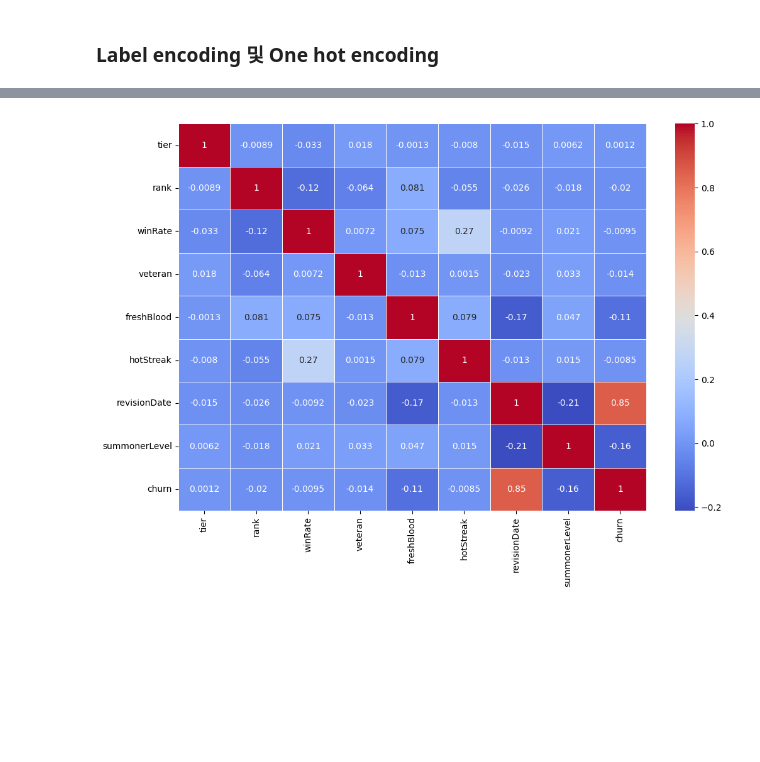
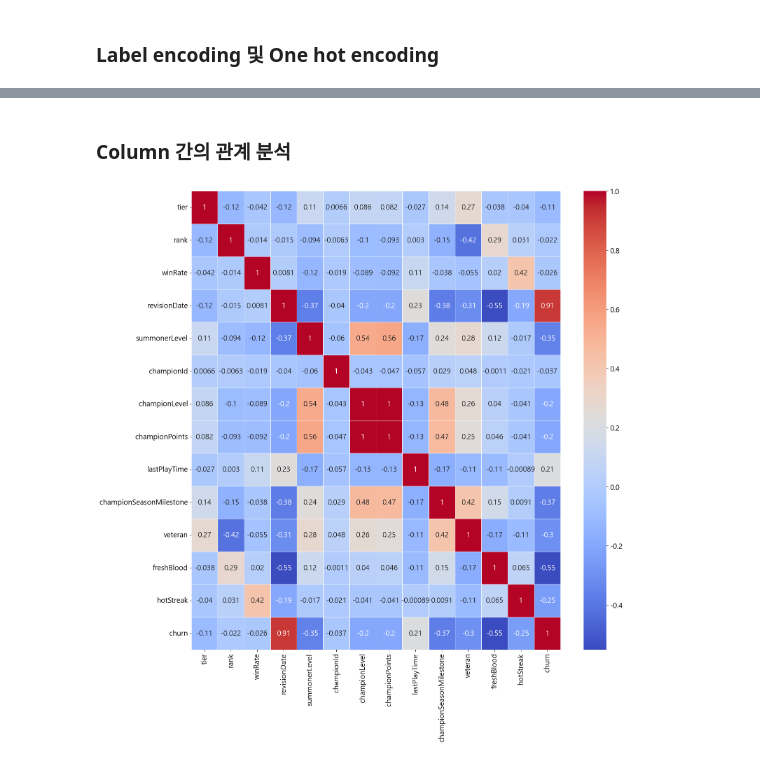
Before and after one commit to SKNETWORKS-FAMILY-AICAMP/SKN11-2nd-4Team, a Jupyter notebook: EDA/EDA.ipynb, the cells around one changed output, grey strips where cells are left out. Saved outputs shown, nothing was run; the diff lists cells and outputs as text; code cells hidden in the pictures; blank space fills up the shorter version.

```diff
--- a/EDA/EDA.ipynb
+++ b/EDA/EDA.ipynb
@@ -209,0 +298,3 @@ drop_dupl_data.tail()
+# %%
+drop_dupl_sample_data = drop_dupl_data.dropna(axis=0)
+drop_dupl_sample_data.head()
@@ -211,13 +309,18 @@ drop_dupl_data.tail()
 ### revisionDate 변환
 # %%
 rev_diff_data = []
-for revisionDate in drop_dupl_data["revisionDate"]:
+lpt_diff_data = []
+
+for revisionDate, lastPlayTime in zip(drop_dupl_sample_data["revisionDate"], drop_dupl_sample_data["lastPlayTime"]):
     rev_diff = datetime.now(timezone.utc) - datetime.fromtimestamp(revisionDate / 1000, tz=timezone.utc)
+    lpt_diff = datetime.now(timezone.utc) - datetime.fromtimestamp(lastPlayTime / 1000, tz=timezone.utc)
     rev_diff_data.append(rev_diff.days)
+    lpt_diff_data.append(lpt_diff.days)
 
-rev_trans_data = drop_dupl_data.copy()
+rev_trans_data = drop_dupl_sample_data.copy()
 rev_trans_data["revisionDate"] = rev_diff_data
+rev_trans_data["lastPlayTime"] = lpt_diff_data
 
-rev_trans_data.head()
+rev_trans_data.tail()
 # %% [output]
 |  | tier | rank | wins | losses | veteran | inactive | freshBlood | hotStreak | revisionDate | ... |
@@ -255,9 +356,6 @@ win_rate_data.head()
 # %% [markdown]
 ### veteran, inactive, freshBlood, hotStreak 데이터 분포 확인
 # %%
-import warnings
-warnings.simplefilter(action='ignore', category=FutureWarning)
-
 print(win_rate_data["veteran"].value_counts())
 print(win_rate_data["inactive"].value_counts())
 print(win_rate_data["freshBlood"].value_counts())
@@ -265,7 +363,7 @@ print(win_rate_data["hotStreak"].value_counts())
 
 cols = ['veteran', 'inactive', 'freshBlood', 'hotStreak']
 
-fig, axes = plt.subplots(2, 2, figsize=(10, 7), sharey=True)
+fig, axes = plt.subplots(2, 2, figsize=(12, 12), sharey=True)
 
 for ax, col in zip(axes.flatten(), cols):
     sns.countplot(data=win_rate_data, x=col, ax=ax, palette="pastel")
@@ -341,0 +442,13 @@ prep_data
+# %%
+columns = ["veteran", "freshBlood", "hotStreak", "churn"]
+oversampl_X_data = prep_data.copy()
+smote = SMOTE(random_state=42)
+
+for column in columns:
+    oversampl_y_data = oversampl_X_data[column]
+    oversampl_X_data = oversampl_X_data.drop(labels=column, axis=1)
+
+    oversampl_X_data, oversampl_y_data = smote.fit_resample(oversampl_X_data, oversampl_y_data)
+    oversampl_X_data = pd.concat([oversampl_X_data, oversampl_y_data], axis=1)
+
+oversampl_data = oversampl_X_data
@@ -342,7 +493,9 @@ prep_data
+# %% [markdown]
+### Column 간의 관계 분석
 # %%
-corr_matrix = prep_data.corr()
-plt.figure(figsize=(12, 8))
+corr_matrix = oversampl_data.corr()
+plt.figure(figsize=(17, 17))
 sns.heatmap(corr_matrix, annot=True, cmap='coolwarm', linewidths=0.5)
 plt.show()
 # %% [output]
-[figure, old version]
+[figure, new version]
```
Also changed, not shown: parts of 27 cells of this notebook, 1 other file.
